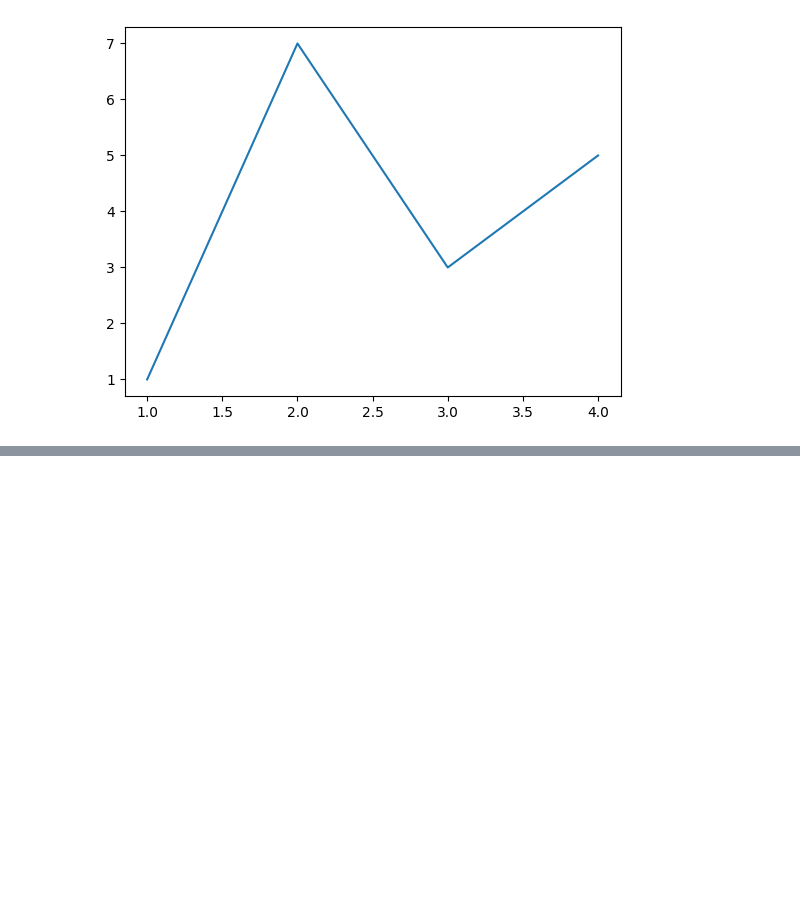
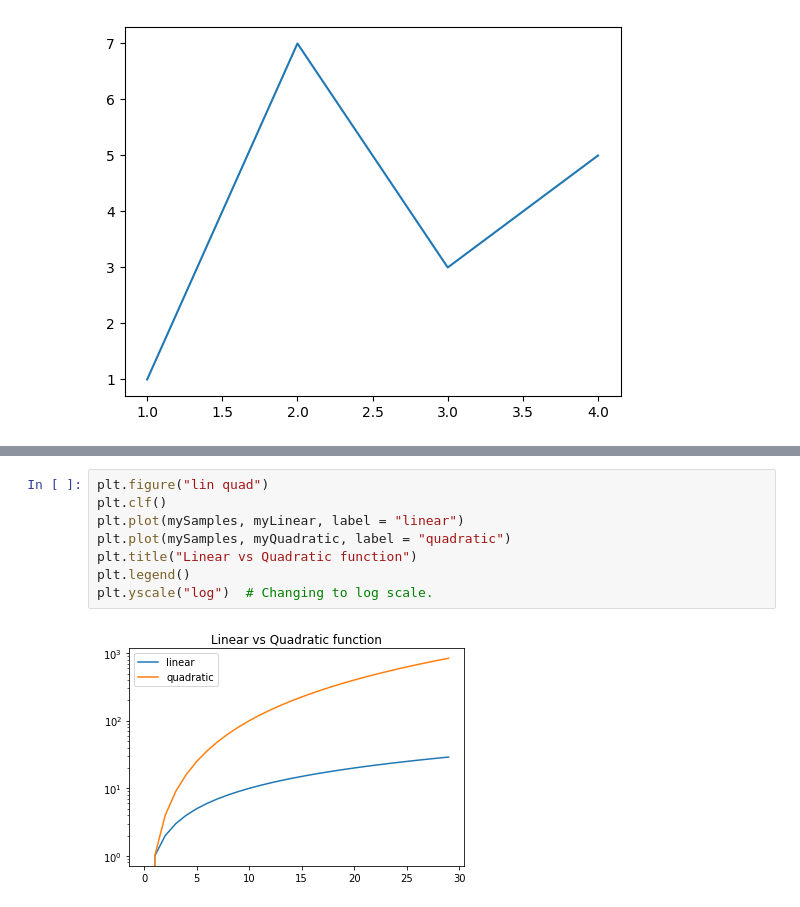
Before and after one commit to adevrent/mitx_python, a Jupyter notebook: Unit 7/topic13.ipynb, the cells around one changed output, grey strips where cells are left out. Drawn from its saved outputs; the diff is of its cells as text; blank space fills up the shorter version.

```diff
--- a/Unit 7/topic13.ipynb
+++ b/Unit 7/topic13.ipynb
@@ -7,0 +73,10 @@ pylab.show() #show figure on screen
+# %%
+plt.figure("lin quad")
+plt.clf()
+plt.plot(mySamples, myLinear, label = "linear")
+plt.plot(mySamples, myQuadratic, label = "quadratic")
+plt.title("Linear vs Quadratic function")
+plt.legend()
+plt.yscale("log")  # Changing to log scale.
+# %% [output]
+[figure, added]
```
Also changed, not shown: parts of 7 cells of this notebook.
